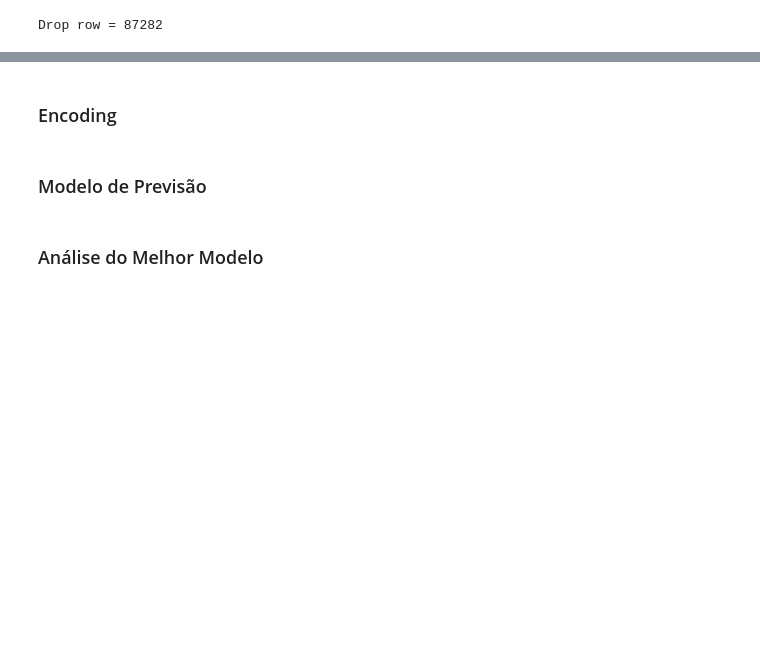
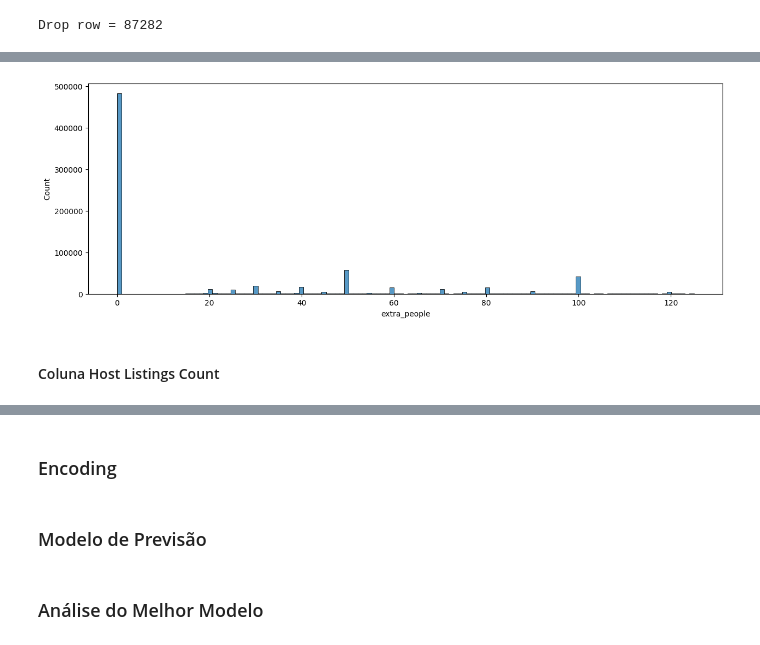
Before and after one commit to NicoArth-17/Airbnb, a Jupyter notebook: Arquivos/desafio.ipynb, the cells around one changed output, grey strips where cells are left out. Drawn from its saved outputs; the diff is of its cells as text; code cells hidden in the pictures; blank space fills up the shorter version.

```diff
--- a/Arquivos/desafio.ipynb
+++ b/Arquivos/desafio.ipynb
@@ -350,0 +402,7 @@ histogramam_grafic(dados_df['price'])
+# %%
+# Coluna na função de gráfico hitograma para enxergar melhor os valores após remover outliers
+histogramam_grafic(dados_df['extra_people'])
+# %% [output]
+[figure, added]
+# %% [markdown]
+#### Coluna Host Listings Count
```
Also changed, not shown: parts of 27 cells of this notebook.
